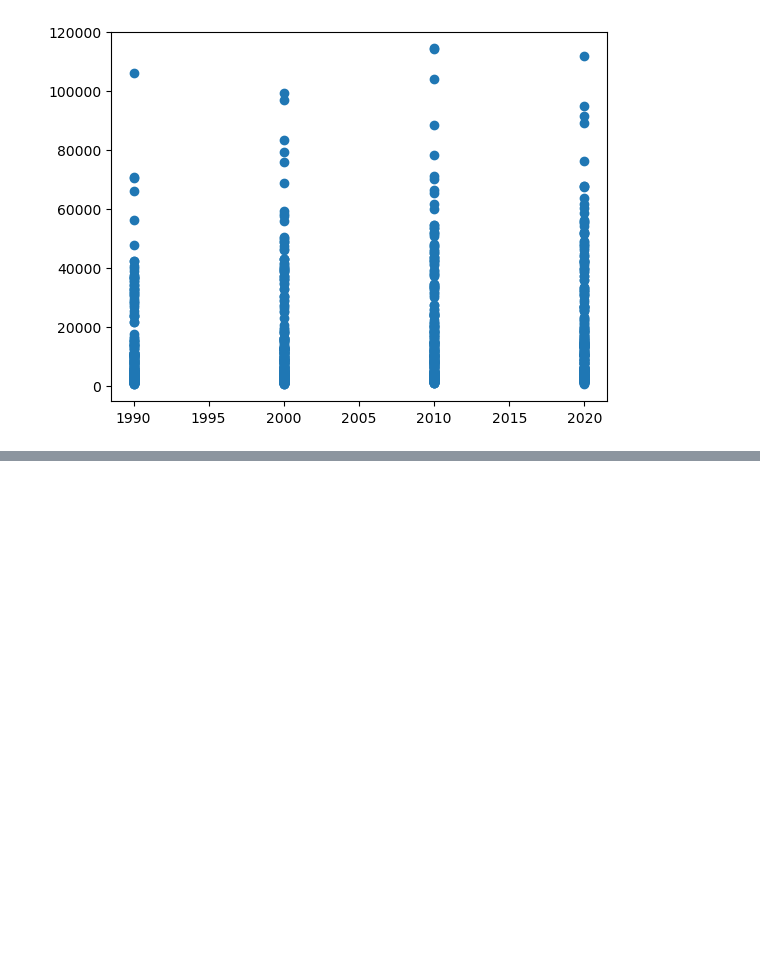
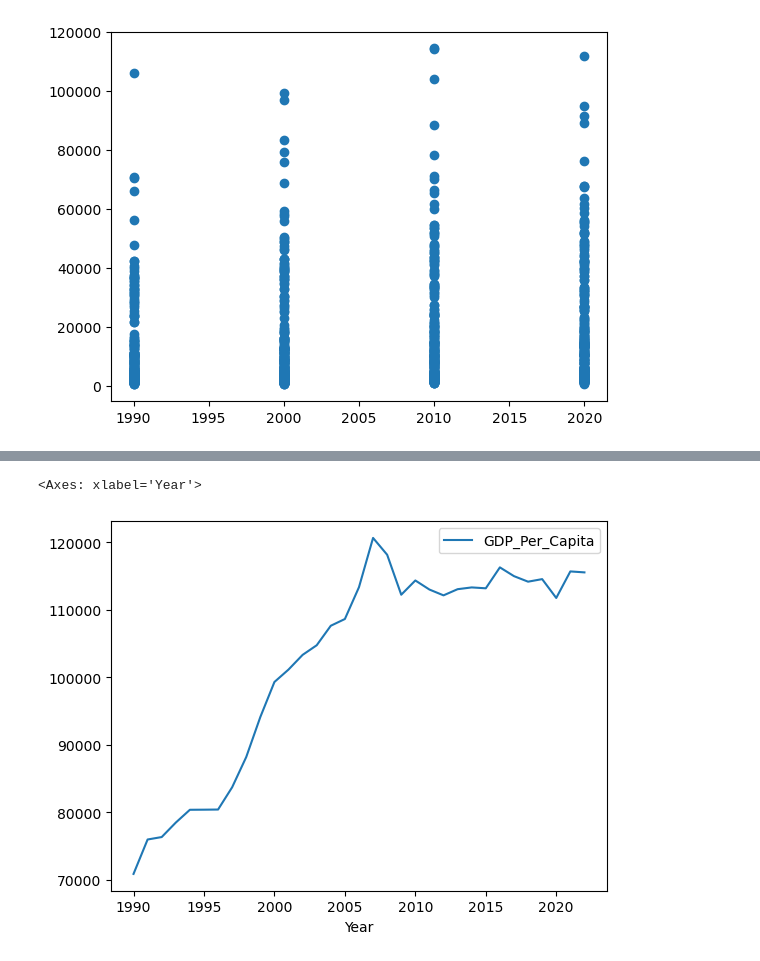
Before and after one commit to NSS-Data-Analytics-Cohort-12/un-python-GeorgeToma99, a Jupyter notebook: notebooks/project_1_un_gt.ipynb, the cells around one changed output, grey strips where cells are left out. Cells and saved outputs as stored; diff of their text form; code cells hidden in the pictures; blank space fills up the shorter version.

```diff
--- a/notebooks/project_1_un_gt.ipynb
+++ b/notebooks/project_1_un_gt.ipynb
@@ -254,0 +308,7 @@ NameError: name 'gdp_ht' is not defined
+# %%
+gdp_df_lux = gdp_df_clean[gdp_df_clean['Country'] == 'Luxembourg']
+# %%
+gdp_df_lux.plot('Year')
+# %% [output]
+<Axes: xlabel='Year'>
+[figure, added]
```
Also changed, not shown: parts of 32 cells of this notebook.
